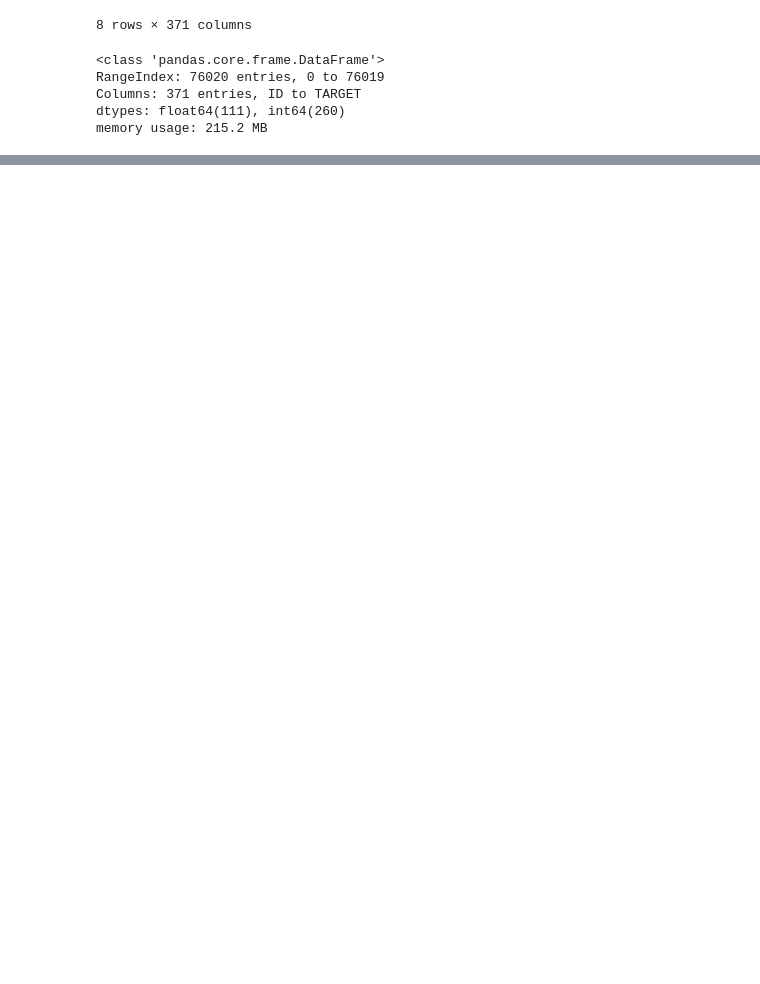
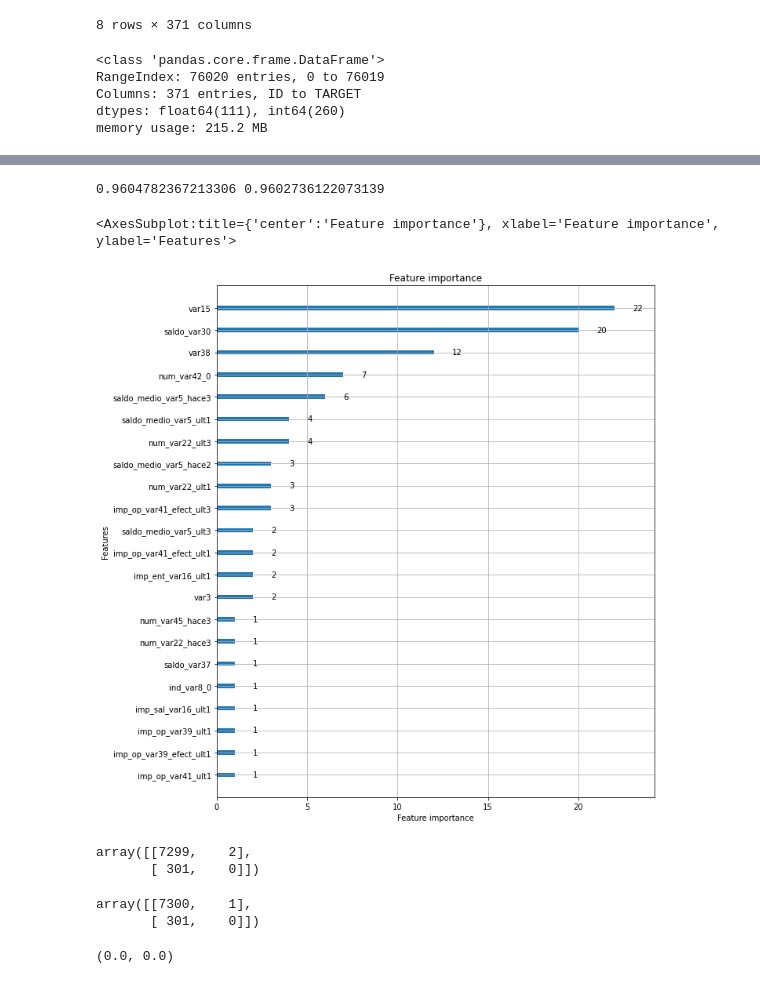
Before and after one commit to SYdney-Go/2021_SELF_STUDY, a Jupyter notebook: 2021_SELF_STUDY/Python_Practices/광주인공지능사관학교/ML class/Santander Customer Satisfaction.ipynb, the cells around one changed output, grey strips where cells are left out. Saved outputs shown, nothing was run; the diff lists cells and outputs as text; code cells hidden in the pictures; blank space fills up the shorter version.

```diff
--- a/2021_SELF_STUDY/Python_Practices/광주인공지능사관학교/ML class/Santander Customer Satisfaction.ipynb
+++ b/2021_SELF_STUDY/Python_Practices/광주인공지능사관학교/ML class/Santander Customer Satisfaction.ipynb
@@ -87,0 +130,40 @@ print("특성들의 분산 값: \n", df.var().max(), df.var().min() )
+# %%
+from lightgbm import LGBMClassifier
+
+# 모델 학습
+model_lg = LGBMClassifier(random_state=0, max_depth=1, learning_rate=0.2, n_estimators=100)
+model_lg.fit(X_train, y_train)
+print( model_lg.score(X_train, y_train), model_lg.score(X_test, y_test) )
+# %% [output]
+0.9604782367213306 0.9602736122073139
+# %%
+import matplotlib.pyplot as plt
+from lightgbm import plot_importance
+
+fig, ax = plt.subplots( figsize=(10,12) )
+plot_importance(model_lg, ax=ax)
+# %% [output]
+<AxesSubplot:title={'center':'Feature importance'}, xlabel='Feature importance', ylabel='Features'>
+[figure, added]
+# %%
+from sklearn.metrics import confusion_matrix
+
+pred_xg = model_xg.predict(X_test)
+confusion_matrix(y_test, pred_xg)
+# %% [output]
+array([[7299,    2],
+       [ 301,    0]])
+# %%
+from sklearn.metrics import confusion_matrix
+
+pred_lg = model_lg.predict(X_test)
+confusion_matrix(y_test, pred_lg)
+# %% [output]
+array([[7300,    1],
+       [ 301,    0]])
+# %%
+from sklearn.metrics import f1_score
+
+f1_score(y_test, pred_xg), f1_score(y_test, pred_lg)
+# %% [output]
+(0.0, 0.0)
```
Also changed, not shown: parts of 10 cells of this notebook, 5 other files.
